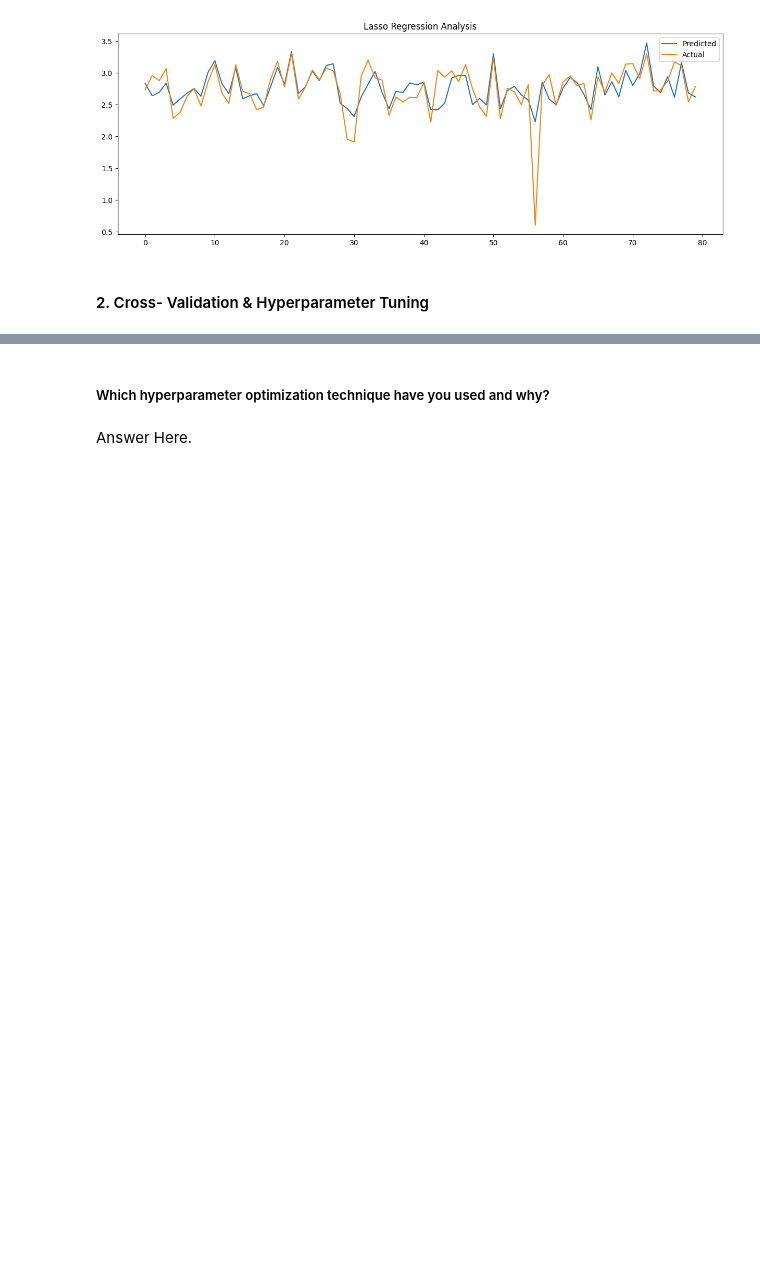
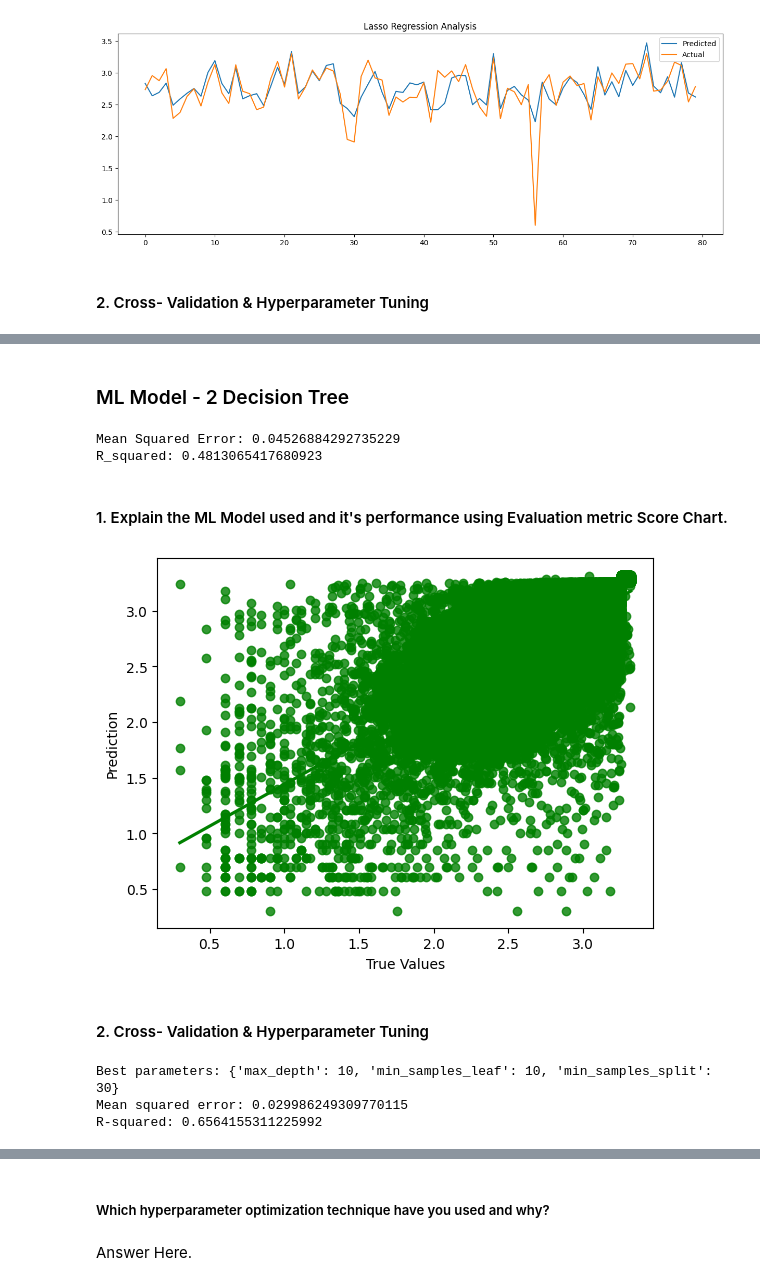
Before and after one commit to Mr-Himanshu123/ML_Project-Taxi-Trip-Time-Prediction, a Jupyter notebook: NYC_Taxi_Trip_Time_Prediction.ipynb, the cells around one changed output, grey strips where cells are left out. Drawn from its saved outputs; the diff is of its cells as text; code cells hidden in the pictures; blank space fills up the shorter version.

```diff
--- a/NYC_Taxi_Trip_Time_Prediction.ipynb
+++ b/NYC_Taxi_Trip_Time_Prediction.ipynb
@@ -1650,7 +1623,7 @@ Answer Here.
 # Scaling your data
 scaler=MinMaxScaler()
 X_train=scaler.fit_transform(X_train)
-X_test=scaler.transform(X_train,y_train)
+X_test=scaler.transform(X_test)
 # %%
 #Data in array
 X_train[0:5]
@@ -1815,0 +1883,71 @@ plt.show()
+# %% [markdown]
+### ML Model - 2 Decision Tree
+# %%
+# Defining Decision Tree Model
+model = DecisionTreeRegressor()
+
+# fit the model
+model.fit(X_train, y_train)
+
+#predictions on the test set
+y_pred = model.predict(X_test)
+
+#Evaluate the model
+mse_DT = mean_squared_error(y_test, y_pred)
+r2_DT = r2_score(y_test, y_pred)
+
+print("Mean Squared Error:", mse_DT)
+print("R_squared:", r2_DT)
+# %% [output]
+Mean Squared Error: 0.04526884292735229
+R_squared: 0.4813065417680923
+# %% [markdown]
+#### 1. Explain the ML Model used and it's performance using Evaluation metric Score Chart.
+# %%
+# Visualizing evaluation Meric Score Chart
+
+sns.regplot(x=y_test, y=y_pred, color='green')
+
+plt.xlabel('True Values')
+plt.ylabel('Prediction')
+plt.show()
+# %% [output]
+[figure, added]
+# %% [markdown]
+#### 2. Cross- Validation & Hyperparameter Tuning
+# %%
+# ML Model - 1 Implementation with hyperparameter optimization techniques (i.e., GridSearch CV, RandomSearch CV, Bayesian Optimization etc.)
+h_param = {'max_depth': [4, 6, 8, 10],
+           'min_samples_split': [10, 20, 30],
+           'min_samples_leaf': [10, 16, 20]}
+#Grid Search
+grid_search = GridSearchCV(model, h_param, cv=5, scoring='neg_mean_squared_error')
+grid_search.fit(X_train,y_train)
+print('Best parameters:', grid_search.best_params_)
+
+dt_best = DecisionTreeRegressor(max_depth=grid_search.best_params_['max_depth'],
+                                 min_samples_split=grid_search.best_params_['min_samples_split'],
+                                 min_samples_leaf=grid_search.best_params_['min_samples_leaf'],
+                                 random_state=0)
+
+# Fit the Algorithm
+dt_best.fit(X_train, y_train)
+
+# Predict on the model on train model
+dtr_train=dt_best.predict(X_train)
+
+# Predict on the model on test model
+y_pred=dt_best.predict(X_test)
+
+# Evaluate the model
+mse_dsT_train = mean_squared_error(y_train, dtr_train)
+mse_dsT_test = mean_squared_error(y_test, y_pred)
+r2_dsT_train = r2_score(y_train, dtr_train)
+r2_dsT_test = r2_score(y_test, y_pred)
+
+print('Mean squared error:', mse_dsT_test)
+print('R-squared:', r2_dsT_test)
+# %% [output]
+Best parameters: {'max_depth': 10, 'min_samples_leaf': 10, 'min_samples_split': 30}
+Mean squared error: 0.029986249309770115
+R-squared: 0.6564155311225992
```
Also changed, not shown: parts of 105 cells of this notebook.
